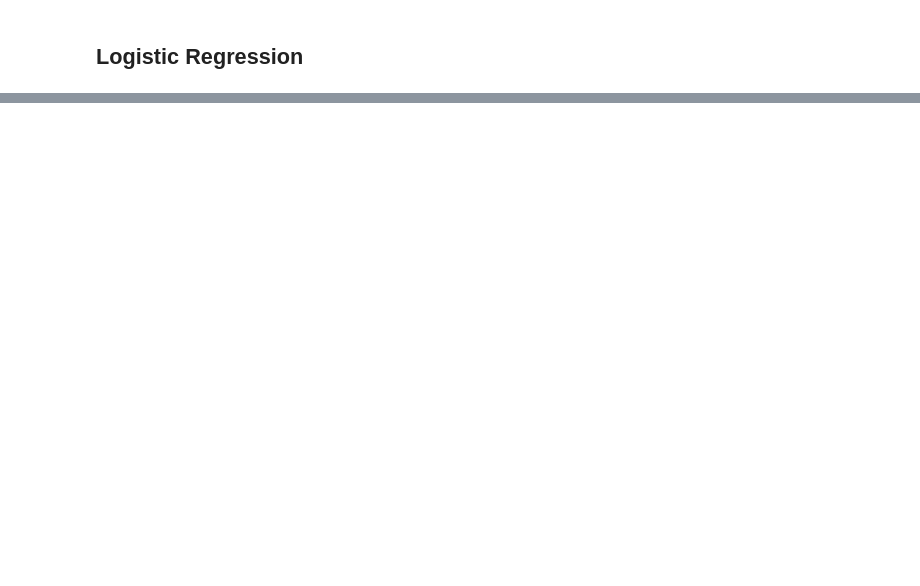
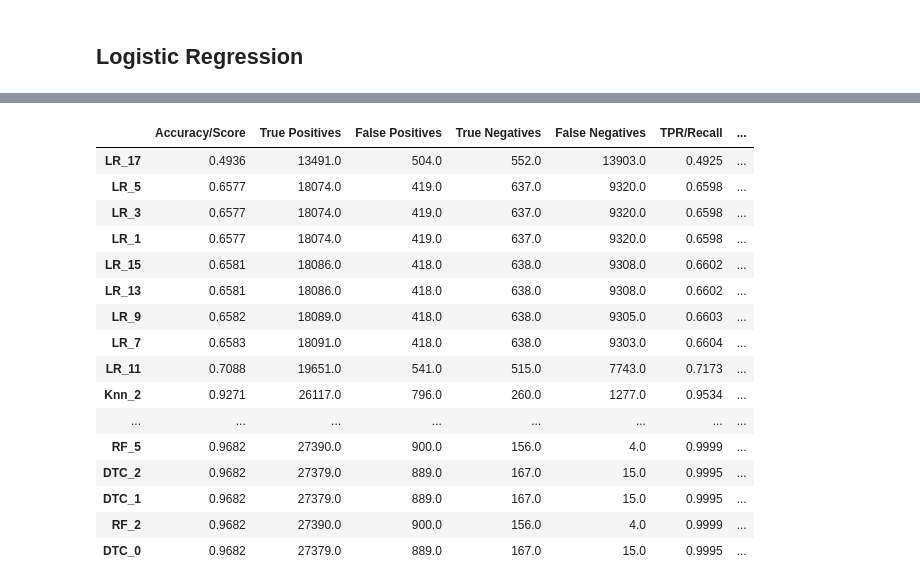
Before and after one commit to double-vincent/nlp_project, a Jupyter notebook: model.ipynb, the cells around one changed output, grey strips where cells are left out. Drawn from its saved outputs; the diff is of its cells as text; code cells hidden in the pictures; blank space fills up the shorter version.

```diff
--- a/model.ipynb
+++ b/model.ipynb
@@ -396,5 +591,0 @@ weighted avg       0.98      0.98      0.98      4457
-# %%
-rf = RandomForestClassifier().fit(X_train, y_train)
-
-train['rf_predicted'] = rf.predict(X_train)
-test['rf_predicted'] = rf.predict(X_test)
@@ -531,5 +591,0 @@ weighted avg       0.98      0.98      0.98      1115
-# %%
-knn = KNeighborsClassifier(n_neighbors=5).fit(X_train, y_train)
-
-train['knn_predicted'] = knn.predict(X_train)
-test['knn_predicted'] = knn.predict(X_test)
@@ -586,5 +591,0 @@ weighted avg       0.92      0.91      0.90      1115
-# %%
-rf = RandomForestClassifier().fit(X_train, y_train)
-
-train['rf_predicted'] = rf.predict(X_train)
-test['rf_predicted'] = rf.predict(X_test)
@@ -638,0 +634,2 @@ weighted avg       0.98      0.97      0.97      1115
+# %%
+model_descriptions, comparison_chart = model_lr(feat_set, model_descriptions, comparison_chart)
@@ -638,0 +669,20 @@ weighted avg       0.98      0.97      0.97      1115
+# %%
+comparison_chart.T.sort_values(by='True Negatives', ascending=False).head(25).sort_values(by=['Accuracy/Score'])
+# %% [output]
+|  | Accuracy/Score | True Positives | False Positives | True Negatives | False Negatives | TPR/Recall | ... |
+| LR_17 | 0.4936 | 13491.0 | 504.0 | 552.0 | 13903.0 | 0.4925 | ... |
+| LR_5 | 0.6577 | 18074.0 | 419.0 | 637.0 | 9320.0 | 0.6598 | ... |
+| LR_3 | 0.6577 | 18074.0 | 419.0 | 637.0 | 9320.0 | 0.6598 | ... |
+| LR_1 | 0.6577 | 18074.0 | 419.0 | 637.0 | 9320.0 | 0.6598 | ... |
+| LR_15 | 0.6581 | 18086.0 | 418.0 | 638.0 | 9308.0 | 0.6602 | ... |
+| LR_13 | 0.6581 | 18086.0 | 418.0 | 638.0 | 9308.0 | 0.6602 | ... |
+| LR_9 | 0.6582 | 18089.0 | 418.0 | 638.0 | 9305.0 | 0.6603 | ... |
+| LR_7 | 0.6583 | 18091.0 | 418.0 | 638.0 | 9303.0 | 0.6604 | ... |
+| LR_11 | 0.7088 | 19651.0 | 541.0 | 515.0 | 7743.0 | 0.7173 | ... |
+| Knn_2 | 0.9271 | 26117.0 | 796.0 | 260.0 | 1277.0 | 0.9534 | ... |
+| ... | ... | ... | ... | ... | ... | ... | ... |
+| RF_5 | 0.9682 | 27390.0 | 900.0 | 156.0 | 4.0 | 0.9999 | ... |
+| DTC_2 | 0.9682 | 27379.0 | 889.0 | 167.0 | 15.0 | 0.9995 | ... |
+| DTC_1 | 0.9682 | 27379.0 | 889.0 | 167.0 | 15.0 | 0.9995 | ... |
+| RF_2 | 0.9682 | 27390.0 | 900.0 | 156.0 | 4.0 | 0.9999 | ... |
+| DTC_0 | 0.9682 | 27379.0 | 889.0 | 167.0 | 15.0 | 0.9995 | ... |
```
Also changed, not shown: parts of 90 cells of this notebook, 3 other files.
